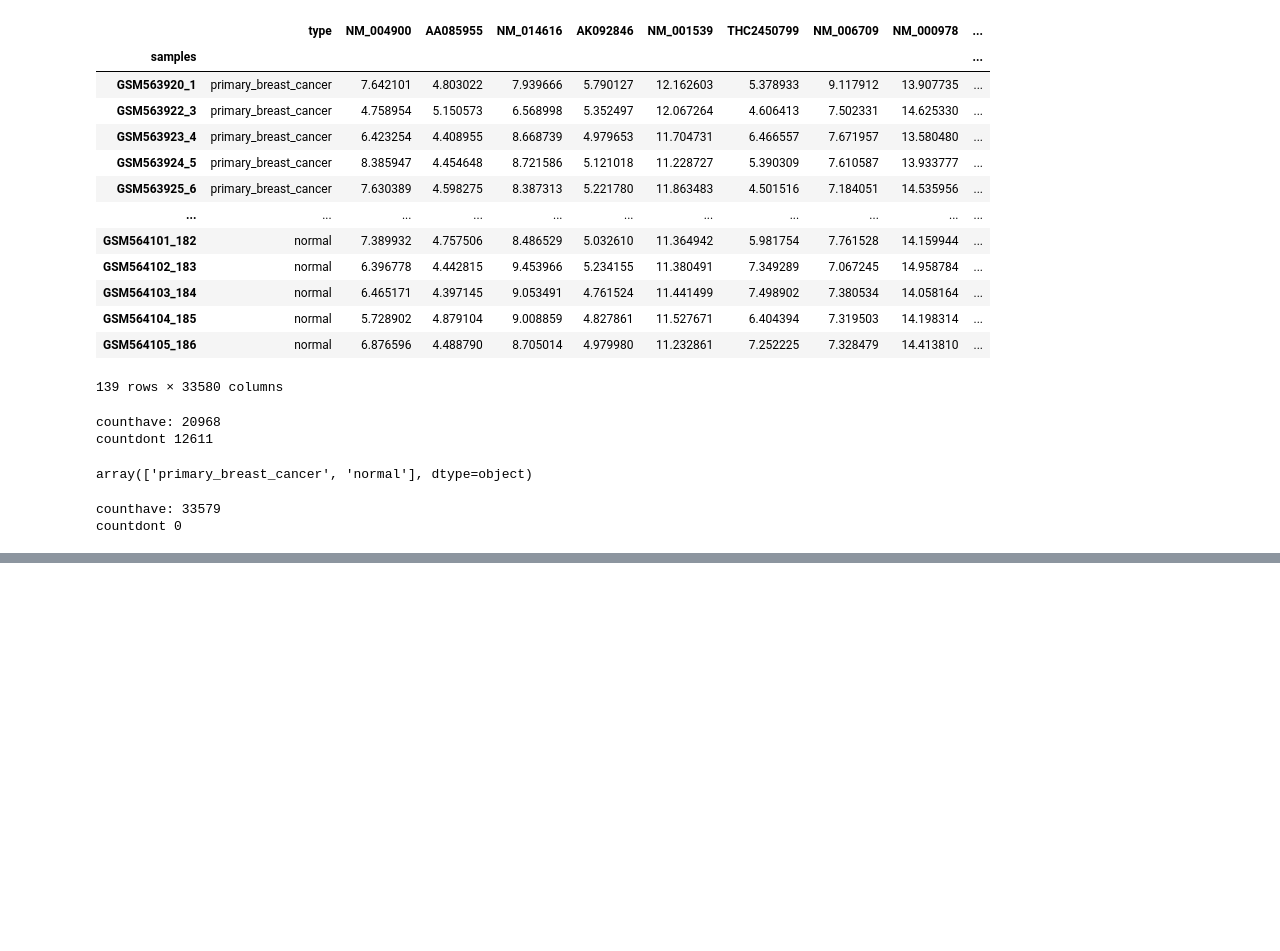
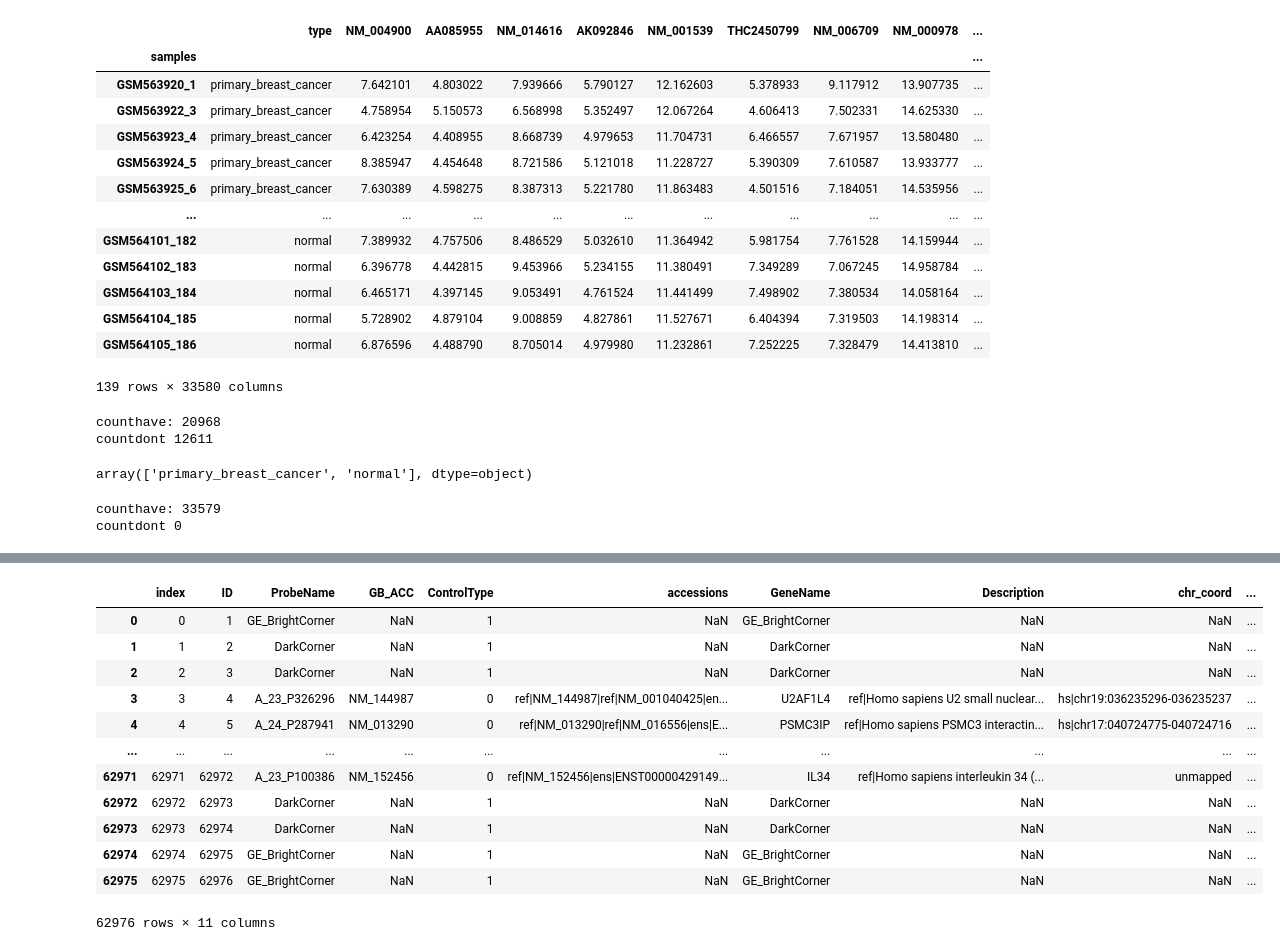
Before and after one commit to colombelli/bioinformatics-ml, a Jupyter notebook: Data Processing/cumida.ipynb, the cells around one changed output, grey strips where cells are left out. Saved outputs shown, nothing was run; the diff lists cells and outputs as text; code cells hidden in the pictures; blank space fills up the shorter version.

```diff
--- a/Data Processing/cumida.ipynb
+++ b/Data Processing/cumida.ipynb
@@ -175,0 +376,5 @@ proc.to_csv(path+"full_proc/GSE22820.csv")
+# %%
+gse = "GSE70947/"
+
+gpl = pd.read_table(path+gse+"gpl.txt", sep='\t', comment='#')
+gpl
@@ -175,0 +395,17 @@ proc.to_csv(path+"full_proc/GSE22820.csv")
+# %%
+gpl = gpl[gpl['GeneName'].notna()].reset_index()
+gpl
+# %% [output]
+|  | index | ID | ProbeName | GB_ACC | ControlType | accessions | GeneName | Description | chr_coord | ... |
+| 0 | 0 | 1 | GE_BrightCorner | NaN | 1 | NaN | GE_BrightCorner | NaN | NaN | ... |
+| 1 | 1 | 2 | DarkCorner | NaN | 1 | NaN | DarkCorner | NaN | NaN | ... |
+| 2 | 2 | 3 | DarkCorner | NaN | 1 | NaN | DarkCorner | NaN | NaN | ... |
+| 3 | 3 | 4 | A_23_P326296 | NM_144987 | 0 | ref|NM_144987|ref|NM_001040425|en... | U2AF1L4 | ref|Homo sapiens U2 small nuclear... | hs|chr19:036235296-036235237 | ... |
+| 4 | 4 | 5 | A_24_P287941 | NM_013290 | 0 | ref|NM_013290|ref|NM_016556|ens|E... | PSMC3IP | ref|Homo sapiens PSMC3 interactin... | hs|chr17:040724775-040724716 | ... |
+| ... | ... | ... | ... | ... | ... | ... | ... | ... | ... | ... |
+| 62971 | 62971 | 62972 | A_23_P100386 | NM_152456 | 0 | ref|NM_152456|ens|ENST00000429149... | IL34 | ref|Homo sapiens interleukin 34 (... | unmapped | ... |
+| 62972 | 62972 | 62973 | DarkCorner | NaN | 1 | NaN | DarkCorner | NaN | NaN | ... |
+| 62973 | 62973 | 62974 | DarkCorner | NaN | 1 | NaN | DarkCorner | NaN | NaN | ... |
+| 62974 | 62974 | 62975 | GE_BrightCorner | NaN | 1 | NaN | GE_BrightCorner | NaN | NaN | ... |
+| 62975 | 62975 | 62976 | GE_BrightCorner | NaN | 1 | NaN | GE_BrightCorner | NaN | NaN | ... |
+62976 rows × 11 columns
```
Also changed, not shown: parts of 31 cells of this notebook.
